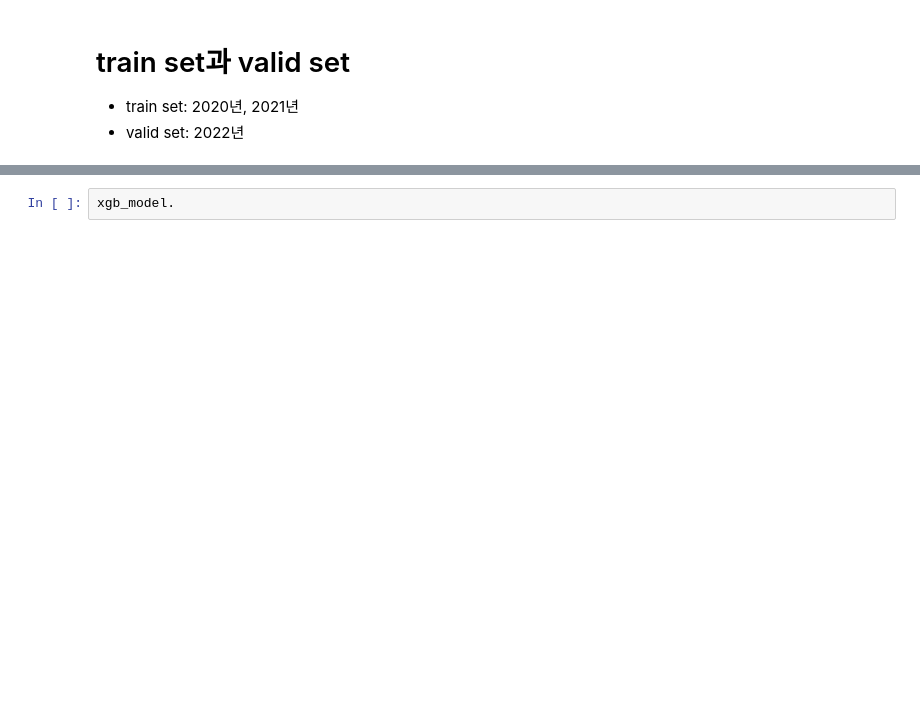
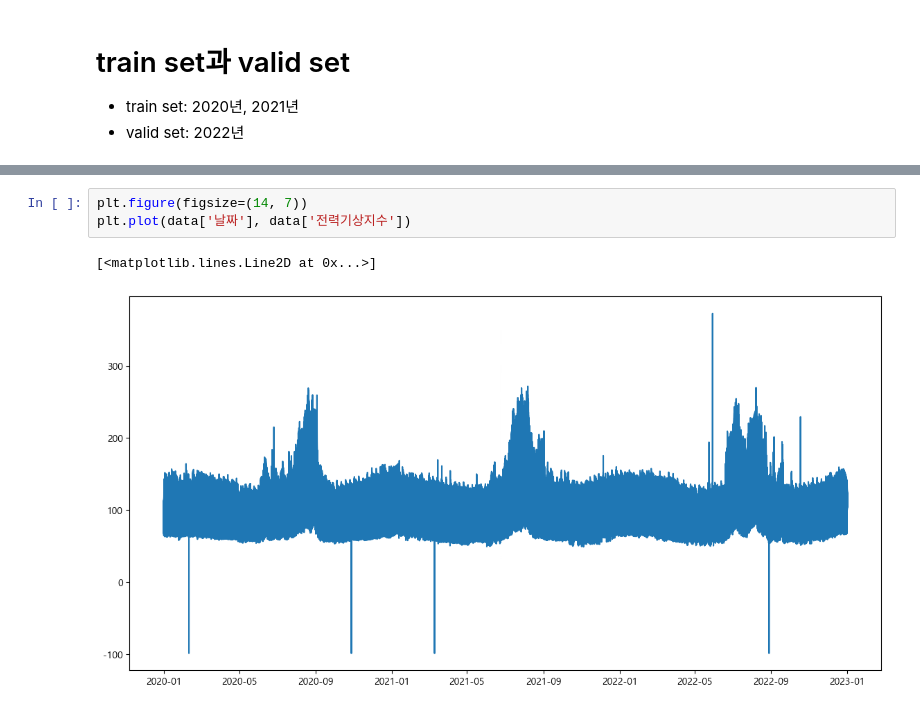
Before and after one commit to jooniorp/Weatherdata_contest, a Jupyter notebook: experiment/base_exp.ipynb, the cells around one changed output, grey strips where cells are left out. Saved outputs shown, nothing was run; the diff lists cells and outputs as text; blank space fills up the shorter version.

```diff
--- a/experiment/base_exp.ipynb
+++ b/experiment/base_exp.ipynb
@@ -208,2 +208,6 @@ time: 8.95 s (started: 2024-06-17 18:15:13 +09:00)
-# %%
-xgb_model.
+# %%
+plt.figure(figsize=(14, 7))
+plt.plot(data['날짜'], data['전력기상지수'])
+# %% [output]
+[<matplotlib.lines.Line2D at 0x...>]
+[figure, added]
```
Also changed, not shown: parts of 26 cells of this notebook.
